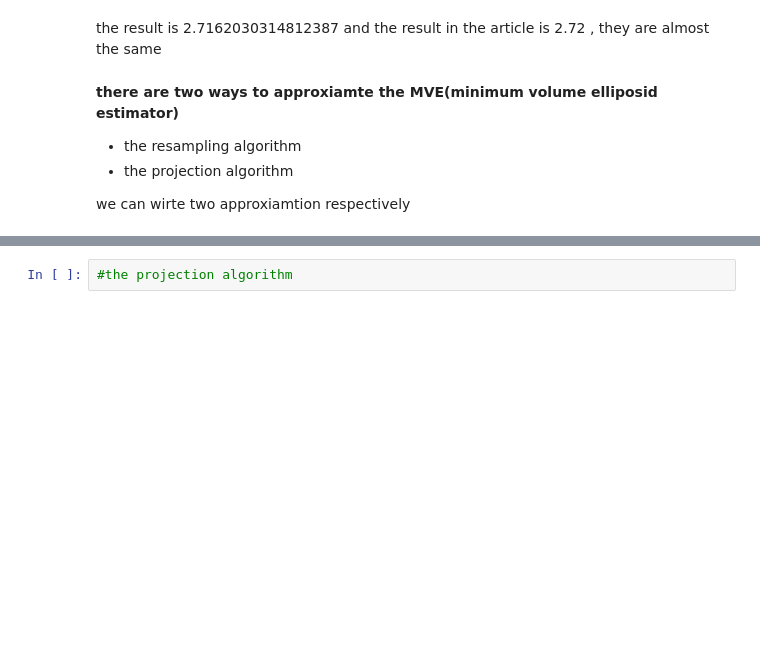
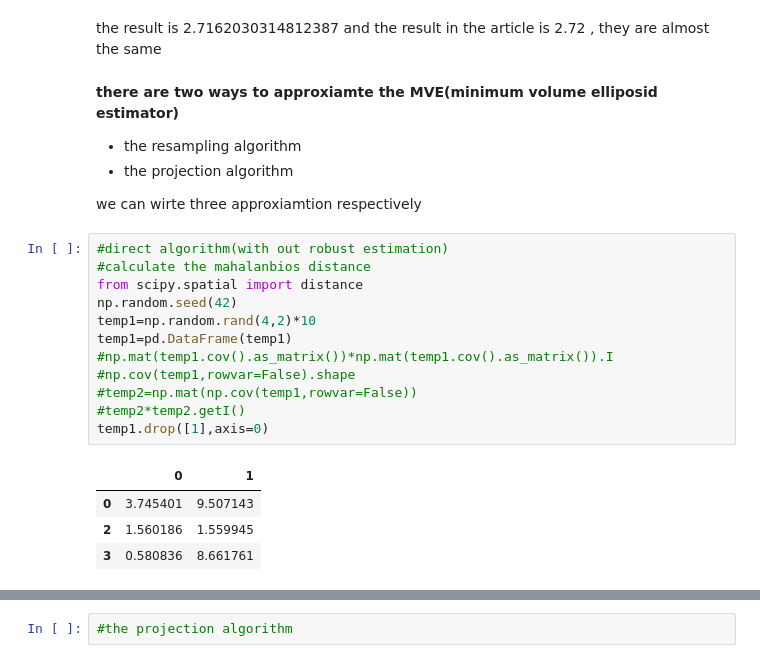
Before and after one commit to yushinliu/kaggle_competition-other_projects, a Jupyter notebook: lab/patRecDat/forStudents/Task1.ipynb, the cells around one changed output, grey strips where cells are left out. Saved outputs shown, nothing was run; the diff lists cells and outputs as text; blank space fills up the shorter version.

```diff
--- a/lab/patRecDat/forStudents/Task1.ipynb
+++ b/lab/patRecDat/forStudents/Task1.ipynb
@@ -309,4 +309,21 @@ the result is 2.7162030314812387 and the result in the article is 2.72 , they ar
 - the resampling algorithm
 - the projection algorithm
 
-we can wirte two approxiamtion respectively
+we can wirte three approxiamtion respectively
+# %%
+#direct algorithm(with out robust estimation)
+#calculate the mahalanbios distance
+from scipy.spatial import distance
+np.random.seed(42)
+temp1=np.random.rand(4,2)*10
+temp1=pd.DataFrame(temp1)
+#np.mat(temp1.cov().as_matrix())*np.mat(temp1.cov().as_matrix()).I
+#np.cov(temp1,rowvar=False).shape
+#temp2=np.mat(np.cov(temp1,rowvar=False))
+#temp2*temp2.getI()
+temp1.drop([1],axis=0)
+# %% [output]
+|  | 0 | 1 |
+| 0 | 3.745401 | 9.507143 |
+| 2 | 1.560186 | 1.559945 |
+| 3 | 0.580836 | 8.661761 |
```
Also changed, not shown: parts of 7 cells of this notebook.
